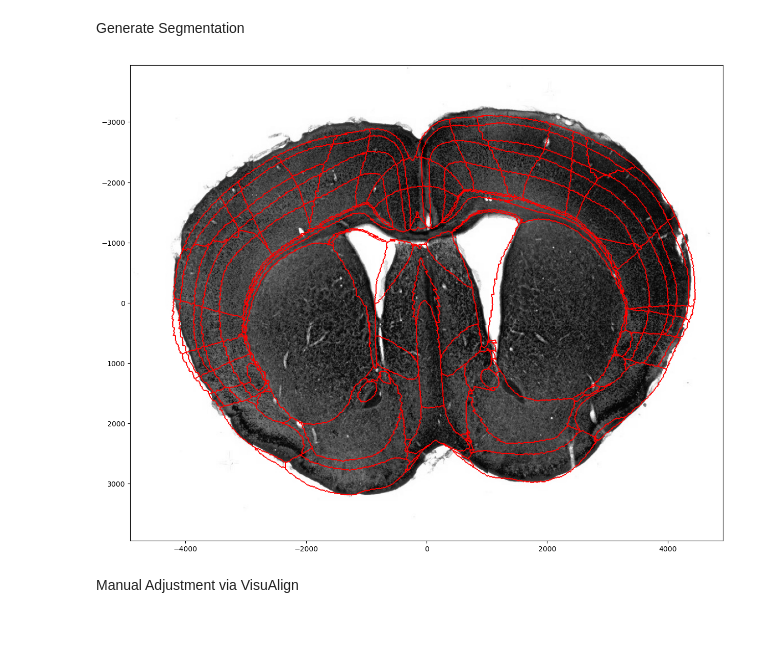
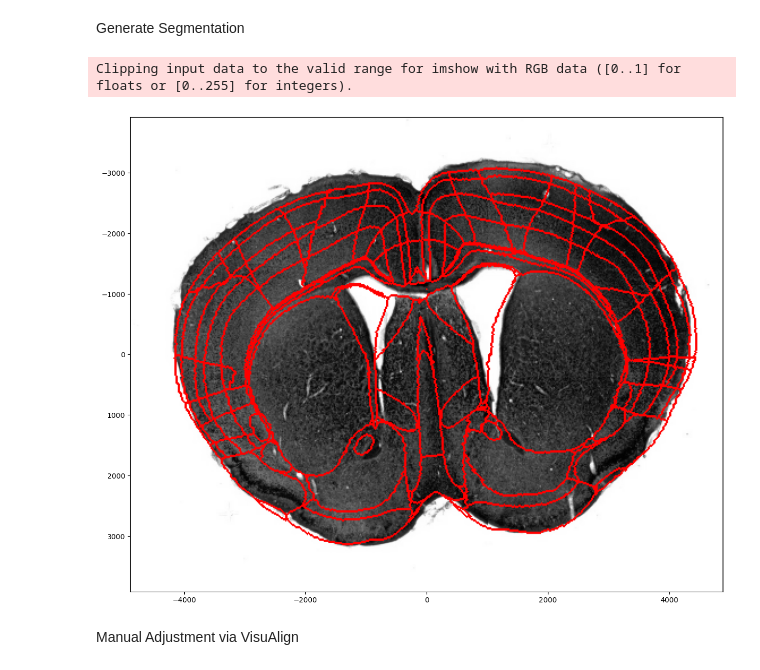
Before and after one commit to rk324/Dissecting-Atlas-Registered-Tissue, a Jupyter notebook: notebook.ipynb, the cells around one changed output. Drawn from its saved outputs; the diff is of its cells as text; code cells hidden in the pictures; blank space fills up the shorter version.

```diff
--- a/notebook.ipynb
+++ b/notebook.ipynb
@@ -39,17 +39,21 @@ Loading in resources, target images, etc
 # %%
 # Loading in target image
 %matplotlib inline
+
+data_folder = "Data\\Target_samples\\batch"
+
 
 img_filename = "Data\\Target_samples\\sample_1.jpg" #### REPLACE ME ####
 W_original = ski.io.imread(img_filename)
 W = W_original.copy()
 
 # uncomment/comment out preprocessing lines as needed, feel free to edit, rearrange, and add your own pre-processing
+ds_factor = 2 #### CHANGE ME #### if working with larger image that needs downscaling
+W = ski.transform.downscale_local_mean(W, (ds_factor, ds_factor,1)) # downscaling using above factor
+W_ds = W.copy().astype('uint8') # save downscaled but not gray scaled image
 W = ski.color.rgb2gray(W) # greyscaling rgb image
 W = (W - np.min(W)) / (np.max(W) - np.min(W)) # normalizing image
 W = 1-W # inverting, optional
-ds_factor = 1 #### CHANGE ME #### if working with larger image that needs downscaling
-W = ski.transform.downscale_local_mean(W, (ds_factor, ds_factor)) # downscaling using above factor
 
 fig, ax = plt.subplots(1,2)
 ax[0].imshow(W_original)
@@ -1159,36 +1163,37 @@ Generate Segmentation
 %matplotlib inline
 At = transform['A']
 v = transform['v']
 xv = transform['xv']
 Xs = transform['Xs']
 
 vol = S
 dxL = dxS
 nL = vol.shape
 xL = [np.arange(n)*d - (n-1)*d/2 for n,d in zip(nL,dxL)]
 
 # next chose points to sample on
 res = 10.0
 XJ = np.stack(np.meshgrid(np.zeros(1),xJ[0],xJ[1],indexing='ij'),-1)
 
 tform = STalign.build_transform3D(xv,v,At,direction='b',XJ=torch.tensor(XJ,device=At.device))
 
 AphiL = STalign.interp3D(
         xL,
         torch.tensor(vol[None].astype(np.float64),dtype=torch.float64,device=tform.device),
         tform.permute(-1,0,1,2),
         mode='nearest',)[0,0].cpu().int()
 
 region_graph = AphiL.numpy()
 brain_regions_id = np.unique(region_graph)
 
 fig, ax = plt.subplots(1,1,figsize=(15,15))
-seg = ski.segmentation.mark_boundaries(1-W,region_graph, mode='thick', background_label=0, color=(1,0,0))
-ax.imshow(seg, extent=extents[1], cmap='Grays')
+seg = ski.segmentation.mark_boundaries(1-W,region_graph, mode='thick', background_label=0, color=(255,0,0))
+ax.imshow(seg, extent=extents[1])
 ax.scatter(points_np[1,:,1],points_np[1,:,0],color='red', s=1.5)
 plt.show()
 # %% [output]
+Clipping input data to the valid range for imshow with RGB data ([0..1] for floats or [0..255] for integers).
-[figure, old version]
+[figure, new version]
 # %% [markdown]
 Manual Adjustment via VisuAlign
 # %%
```
Also changed, not shown: parts of 14 cells of this notebook.
